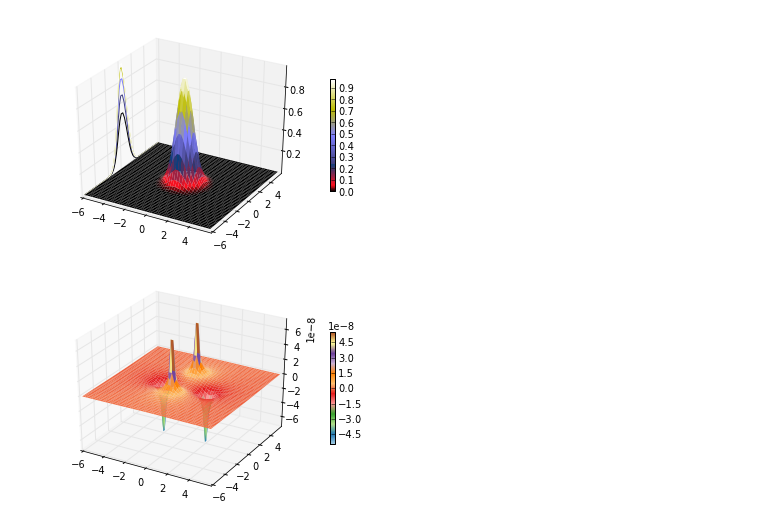
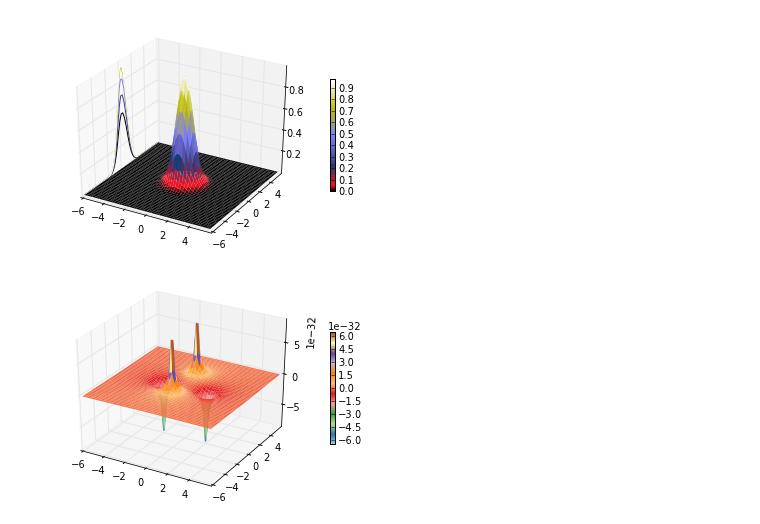
Before and after one commit to mtotten/PHYS202-S13, a Jupyter notebook: Week4/3DPlottingAndFunctions.ipynb, the cells around one changed output. Drawn from its saved outputs; the diff is of its cells as text; code cells hidden in the pictures.

```diff
--- a/Week4/3DPlottingAndFunctions.ipynb
+++ b/Week4/3DPlottingAndFunctions.ipynb
@@ -95,23 +95,23 @@ show()
 # %%
 #Exercise 2
 dx = 8./101.
 dy = 8./101.
 x = arange(-4.,4.,dx)
 y = arange(-4.,4.,dy)
-k = 8.85418782 #Nm^2/c^2
+k = 1.04e-23 #Nm^2/c^2
 q = 10**-9 #coulombs
 d = 2       #meters
 V = (k*q/(X**2 + (Y - d)**2)**(1/2.)) + (k*q/(X**2 + (Y + d)**2)**(1/2.))
 U = -(k*q/(Y**2 + (X + d)**2)**(1/2.)) - (k*q/(Y**2 + (X - d)**2)**(1/2.))
 from mpl_toolkits.mplot3d import Axes3D
 fig = figure()
 ax = fig.gca(projection='3d')
 w = ax.plot_surface(X,Y,V+U, rstride=1, cstride=1, linewidth=0, cmap=cm.Paired)
 
 cb = fig.colorbar(w, shrink=.5)
 
 show()
 # %% [output]
-[figure, old version]
+[figure, new version]
 # %%
 def pointPotential(x,y,q,posx,posy):
```
Also changed, not shown: parts of 4 cells of this notebook, 5 other files.
